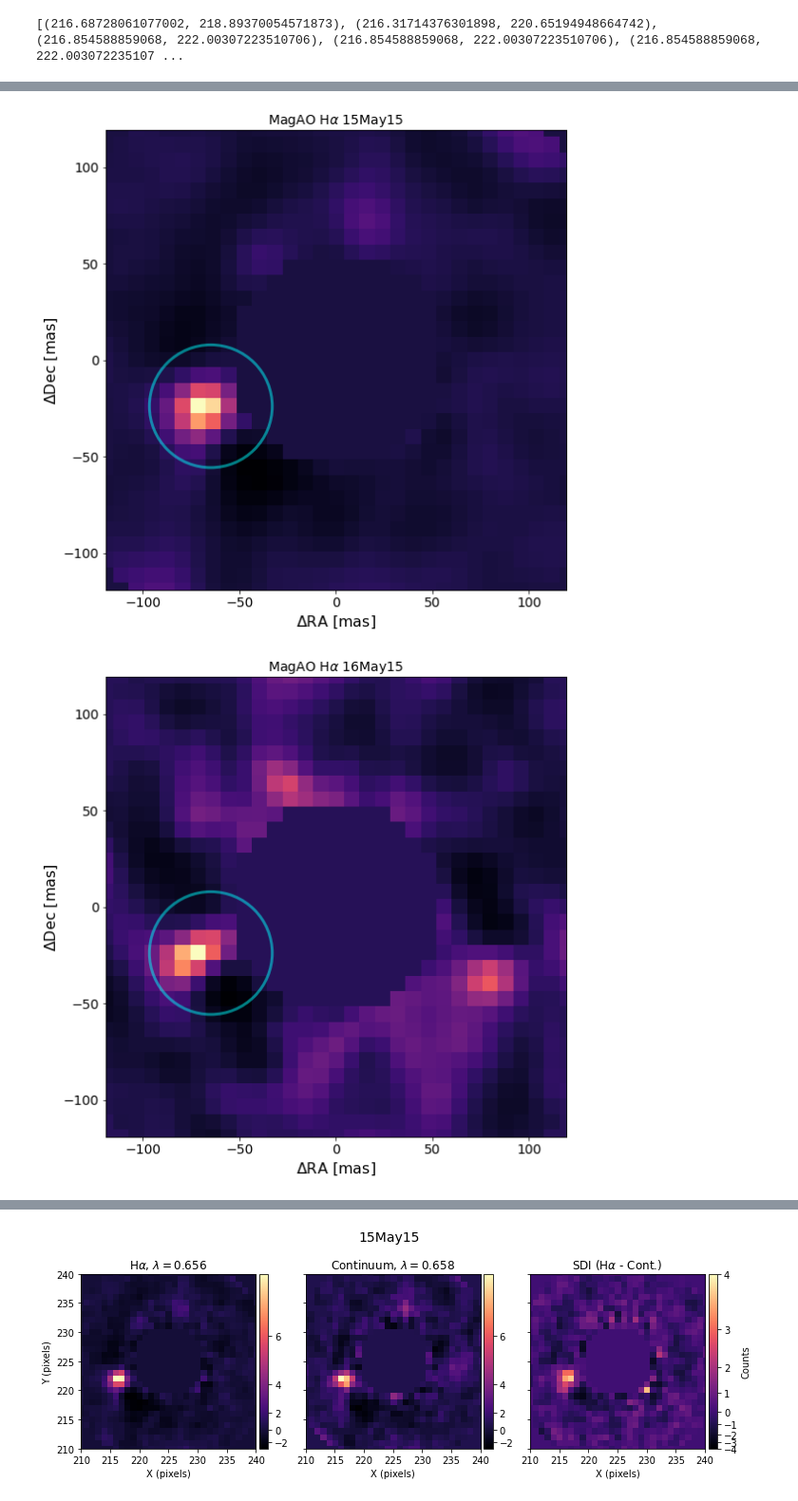
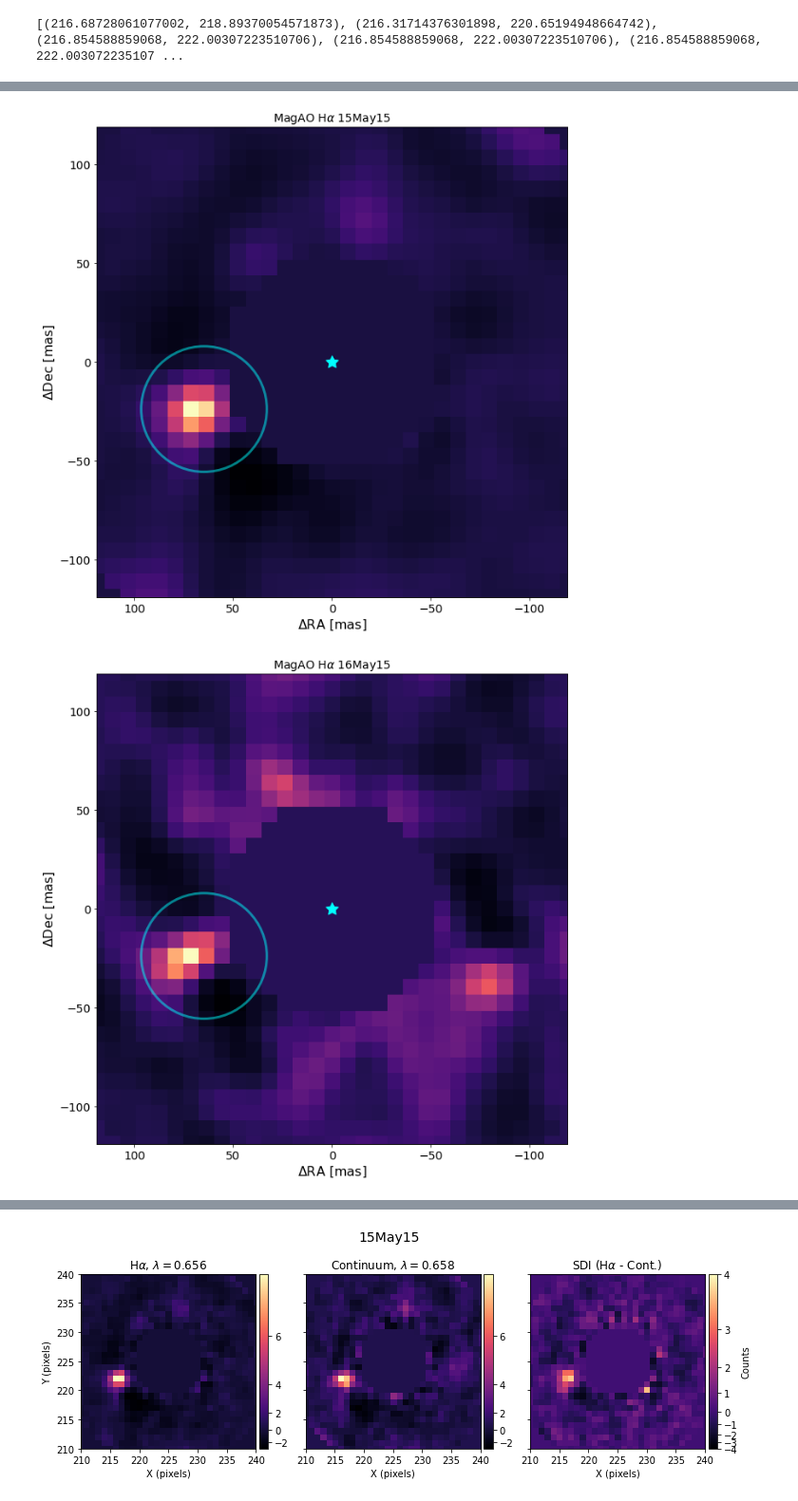
Before and after one commit to wbalmer/diskShapers, a Jupyter notebook: forwardModel/SDI-plots.ipynb, the cells around one changed output, grey strips where cells are left out. Shown: that part at 95% size. Drawn from its saved outputs; the diff is of its cells as text; code cells hidden in the pictures.

Commit message:
improving plots based on co-author comments

```diff
--- a/forwardModel/SDI-plots.ipynb
+++ b/forwardModel/SDI-plots.ipynb
@@ -64,6 +64,13 @@ def pix2arc(x):
 
 def arc2pix(x):
     return (x / platescale)+225
+
+def negpix2arc(x):
+    return -(x-225) * platescale
+
+
+def negarc2pix(x):
+    return -(x / platescale)+225
 # %%
 from photutils.aperture import CircularAperture
 preds = [(82,126.3),(77.2,116.6),(69,110.2),(69,110.2),(69,110.2),(44,55.4)]
@@ -115,6 +122,7 @@ def plot_for_offset(i, saveindiv=False, smooth=False):
     fig, axs = plt.subplots(1,1, figsize=(9,9))
     fig.patch.set_alpha(0)
     axs.imshow(line, interpolation='nearest', cmap='magma', norm=ImageNormalize(line, stretch=SinhStretch()), origin='lower')
+    axs.scatter([225], [225], c='cyan', s=250, marker=(5, 1))
     axs.set_xlim(210,240)
     axs.set_ylim(210,240)
     axs.tick_params(axis='x',
@@ -129,7 +137,7 @@ def plot_for_offset(i, saveindiv=False, smooth=False):
                     right=False,
                     labelleft=False
                     )
-    secax = axs.secondary_xaxis('bottom', functions=(pix2arc, arc2pix))
+    secax = axs.secondary_xaxis('bottom', functions=(negpix2arc, negarc2pix))
     secay = axs.secondary_yaxis('left', functions=(pix2arc, arc2pix))
     secax.set_xlabel(r'$\Delta$RA [mas]')
     secay.set_ylabel(r'$\Delta$Dec [mas]')
@@ -157,2 +165,2 @@ imageio.mimsave('./orbit.gif', [plot_for_offset(i, saveindiv=True, smooth=1) for
-[figure, old version]
+[figure, new version]
-[figure, old version]
+[figure, new version]
```
Also changed, not shown: parts of 2 cells of this notebook, 3 other files.
